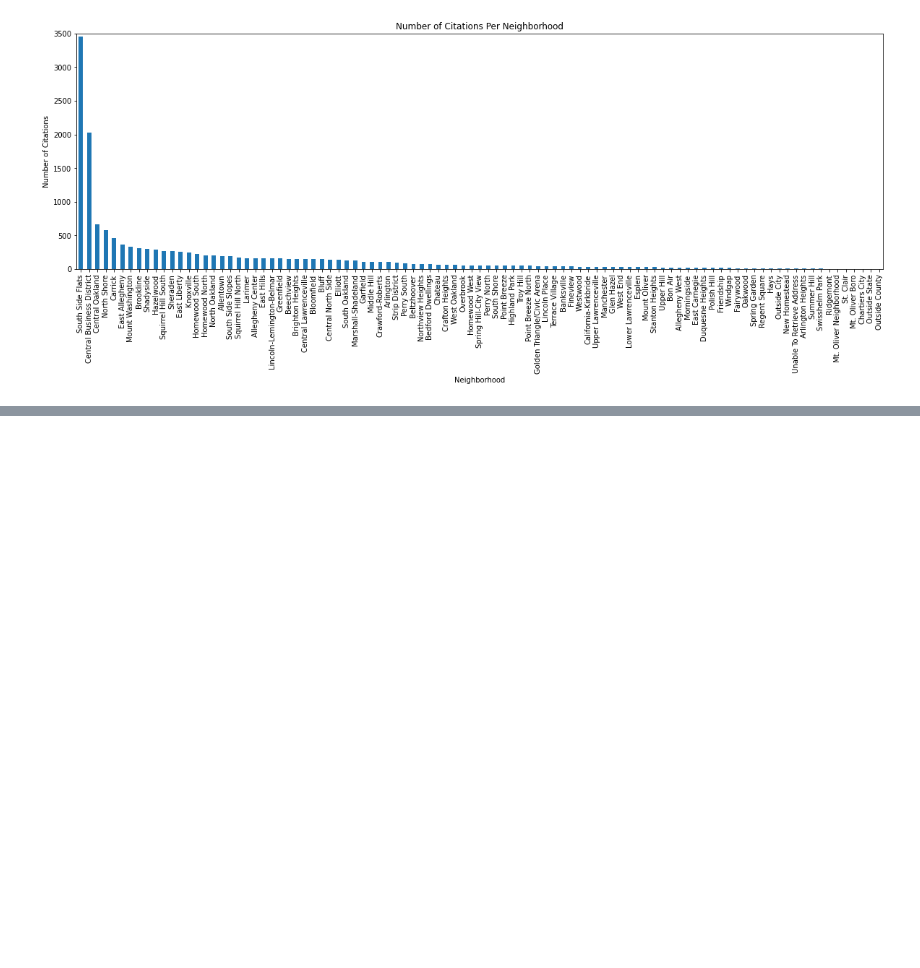
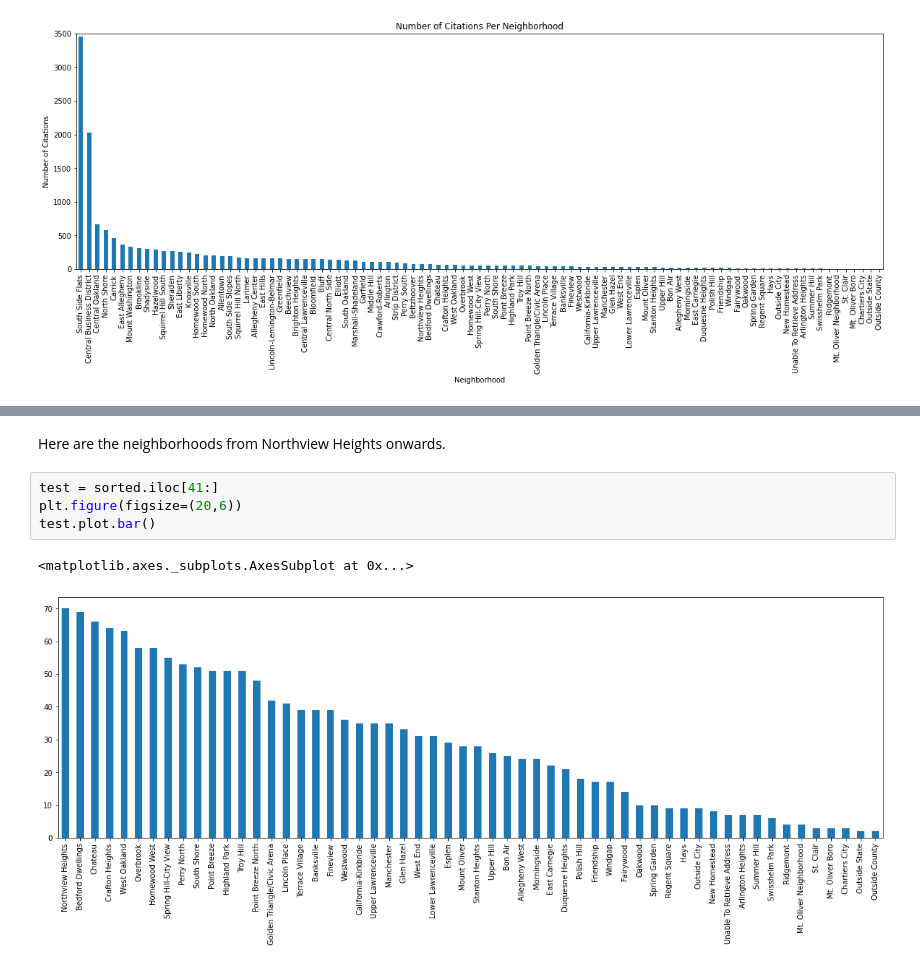
Before and after one commit to GregBetron/big-ideas-final, a Jupyter notebook: Citations.ipynb, the cells around one changed output, grey strips where cells are left out. Drawn from its saved outputs; the diff is of its cells as text; blank space fills up the shorter version.

```diff
--- a/Citations.ipynb
+++ b/Citations.ipynb
@@ -84,0 +131,9 @@ Name: NEIGHBORHOOD, dtype: int64
+# %% [markdown]
+Here are the neighborhoods from Northview Heights onwards.
+# %%
+test = sorted.iloc[41:]
+plt.figure(figsize=(20,6))
+test.plot.bar()
+# %% [output]
+<matplotlib.axes._subplots.AxesSubplot at 0x...>
+[figure, added]
```
Also changed, not shown: parts of 43 cells of this notebook.
